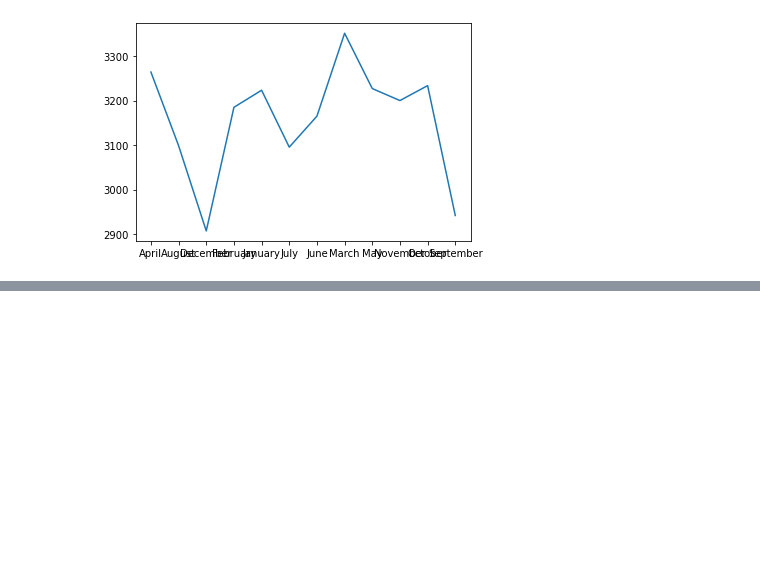
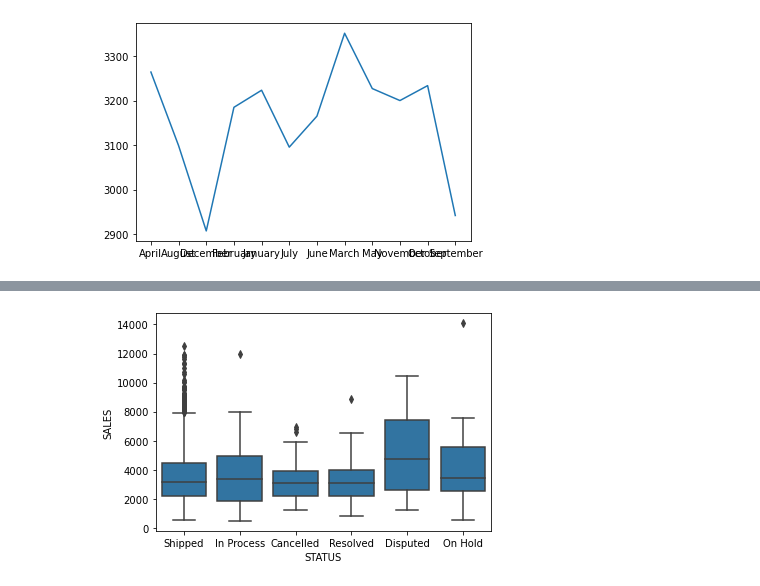
Before and after one commit to Biob-scientist/Sales_analytics, a Jupyter notebook: Untitled.ipynb, the cells around one changed output, grey strips where cells are left out. Saved outputs shown, nothing was run; the diff lists cells and outputs as text; code cells hidden in the pictures; blank space fills up the shorter version.

```diff
--- a/Untitled.ipynb
+++ b/Untitled.ipynb
@@ -335,0 +312,4 @@ Name: SALES, dtype: float64
+# %%
+sns.boxplot(data=df, x='STATUS',y='SALES',color=b_color);
+# %% [output]
+[figure, added]
```
Also changed, not shown: parts of 26 cells of this notebook.
